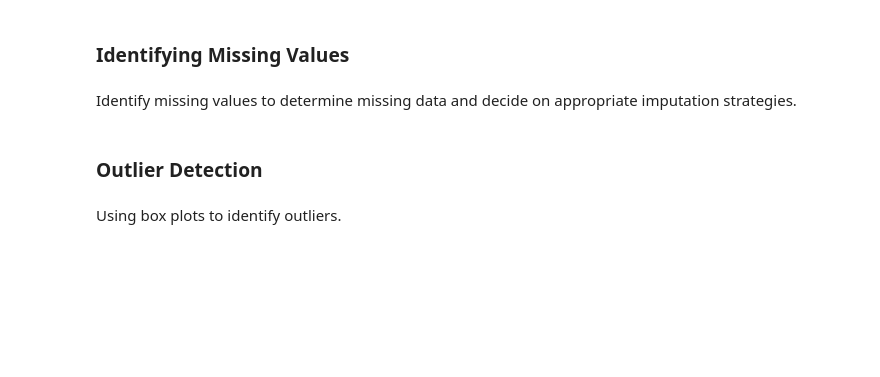
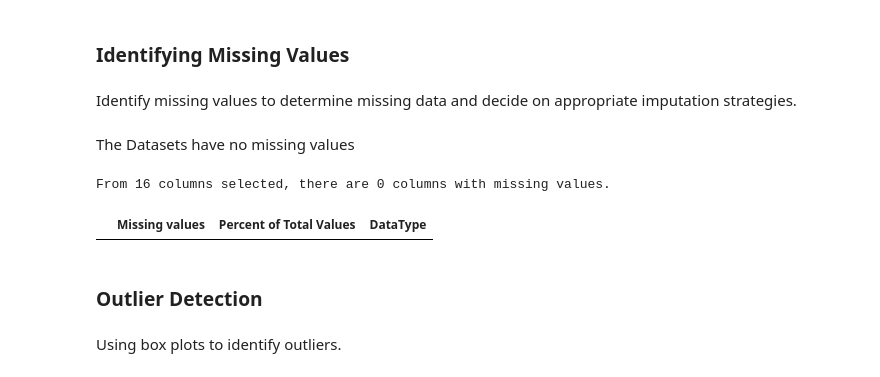
Before and after one commit to GuleWako/Credit-Risk-Analysis, a Jupyter notebook: notebooks/creditRiskAnalysis.ipynb, the cells around one changed output. Saved outputs shown, nothing was run; the diff lists cells and outputs as text; code cells hidden in the pictures; blank space fills up the shorter version.

Commit message:
data loading and understanding

```diff
--- a/notebooks/creditRiskAnalysis.ipynb
+++ b/notebooks/creditRiskAnalysis.ipynb
@@ -89,6 +89,37 @@ To Understanding the relationship between numerical features.
 ### Identifying Missing Values
 # %% [markdown]
 Identify missing values to determine missing data and decide on appropriate imputation strategies.
+# %%
+def find_missing_values(df):
+    """
+    Finds missing values and returns a summary.
+
+    Args:
+        df: The DataFrame to check for missing values.
+
+    Returns:
+        A summary of missing values, including the number of missing values per column.
+    """
+
+    null_counts = df.isnull().sum()
+    missing_value = null_counts
+    percent_of_missing_value = 100 * null_counts / len(df)
+    data_type = df.dtypes
+
+    missing_data_summary = pd.concat([missing_value, percent_of_missing_value, data_type], axis=1)
+    missing_data_summary_table = missing_data_summary.rename(columns={0: "Missing values", 1: "Percent of Total Values", 2: "DataType"})
+    missing_data_summary_table = missing_data_summary_table[missing_data_summary_table.iloc[:, 1] != 0].sort_values('Percent of Total Values', ascending=False).round(1)
+
+    print(f"From {df.shape[1]} columns selected, there are {missing_data_summary_table.shape[0]} columns with missing values.")
+
+    return missing_data_summary_table
+# %% [markdown]
+The Datasets have no missing values
+# %%
+find_missing_values(data)
+# %% [output]
+From 16 columns selected, there are 0 columns with missing values.
+|  | Missing values | Percent of Total Values | DataType |
 # %% [markdown]
 ### Outlier Detection
 # %% [markdown]
```
Also changed, not shown: parts of 4 cells of this notebook.
